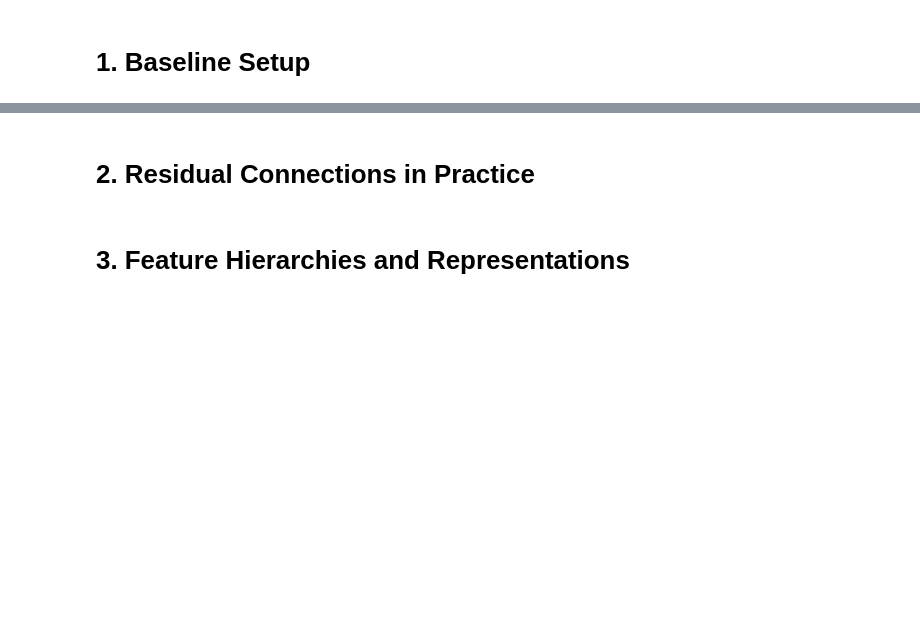
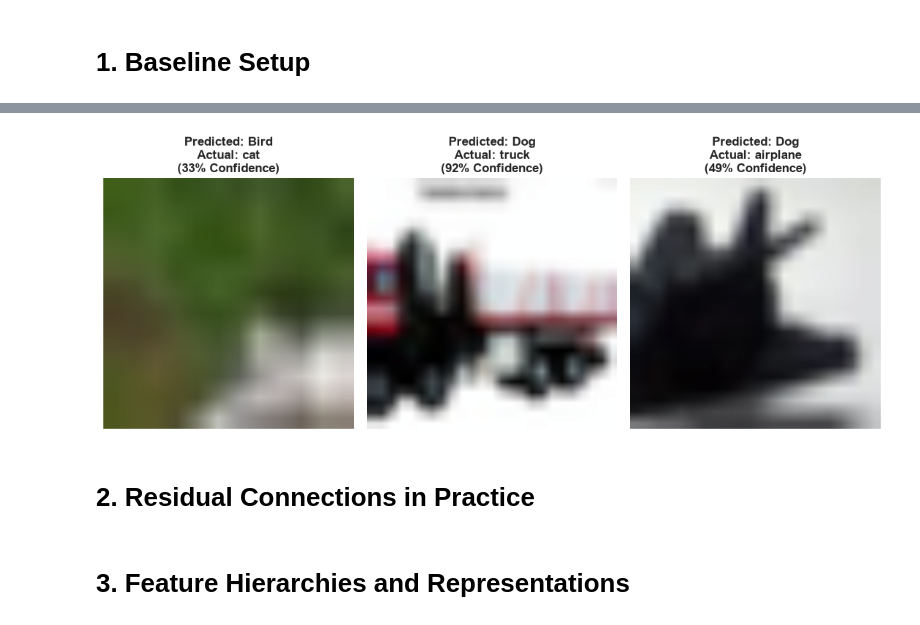
Before and after one commit to l-laidev/Advanced-Topics-in-Machine-Learning, a Jupyter notebook: PA0/Task 1 Inner Workings of ResNet-152.ipynb, the cells around one changed output, grey strips where cells are left out. Saved outputs shown, nothing was run; the diff lists cells and outputs as text; code cells hidden in the pictures; blank space fills up the shorter version.

```diff
--- a/PA0/Task 1 Inner Workings of ResNet-152.ipynb
+++ b/PA0/Task 1 Inner Workings of ResNet-152.ipynb
@@ -264,5 +33,27 @@ class GradientTracker:
 # %% [markdown]
 # 1. Baseline Setup
+# %%
+def process_fn(inp):
+    mean = np.array([0.485, 0.456, 0.406])
+    std = np.array([0.229, 0.224, 0.225])
+    inp = std * inp + mean
+    return inp
+
+def visualize(inputs, classes, dataloader):
+
+    plt.figure(figsize=(10,4))
+    sns.set_theme(style='white', palette='deep')
+
+    n_cols = 5
+    n_rows = int(np.ceil(inputs.shape[0] / n_cols))
+
+    for i, (im, label) in enumerate(zip(inputs, classes), start=1):
+        class_name = dataloader.dataset.classes[label].title()
+        plt.subplot(n_rows, n_cols, i)
+        imshow(im, process_fn, class_name)
+    sns.despine(left=True, bottom=True)
+    plt.tight_layout()
+    plt.show()
 # %%
 dataloaders, dataset_sizes = load_cifar(batch_size=BATCH_SIZE)
 data_iter = iter(dataloaders["train"])
@@ -273,6 +75,6 @@ visualize(xb[:N], yb[:N], dataloaders["train"])
 # %%
 model_baseline = add_clf_head(freeze_model(load_model())).to(DEVICE)
-criterion, optimizer, exp_sched = create_classification(model_baseline, lr=LR, momentum=MOMENTUM, step_size=STEP_SIZE, gamma=GAMMA)
+criterion, optimizer, exp_sched = create_classification(model_baseline.fc, lr=LR, momentum=MOMENTUM, step_size=STEP_SIZE, gamma=GAMMA)
 # %%
 tracker_baseline = GradientTracker(model_baseline)  # for comparison in Part 2
 # %%
@@ -284,3 +84,14 @@ visualize_model(model_baseline)
+# %%
+def run_inference(model, image):
+    image = image[None].to(DEVICE)
+    outputs = model(image)
+    confidence, predicted_label = torch.max(outputs, 1)
+    return image[0], predicted_label, confidence
+
+class_names = dataloaders["train"].dataset.classes
+visualize_model(model_baseline, process_fn, [(xb[i], class_names[yb[i]]) for i in range(3)], class_names, run_inference)
+# %% [output]
+[figure, added]
 # %%
 del model_baseline
 del criterion
```
Also changed, not shown: parts of 15 cells of this notebook, 1 other file.
